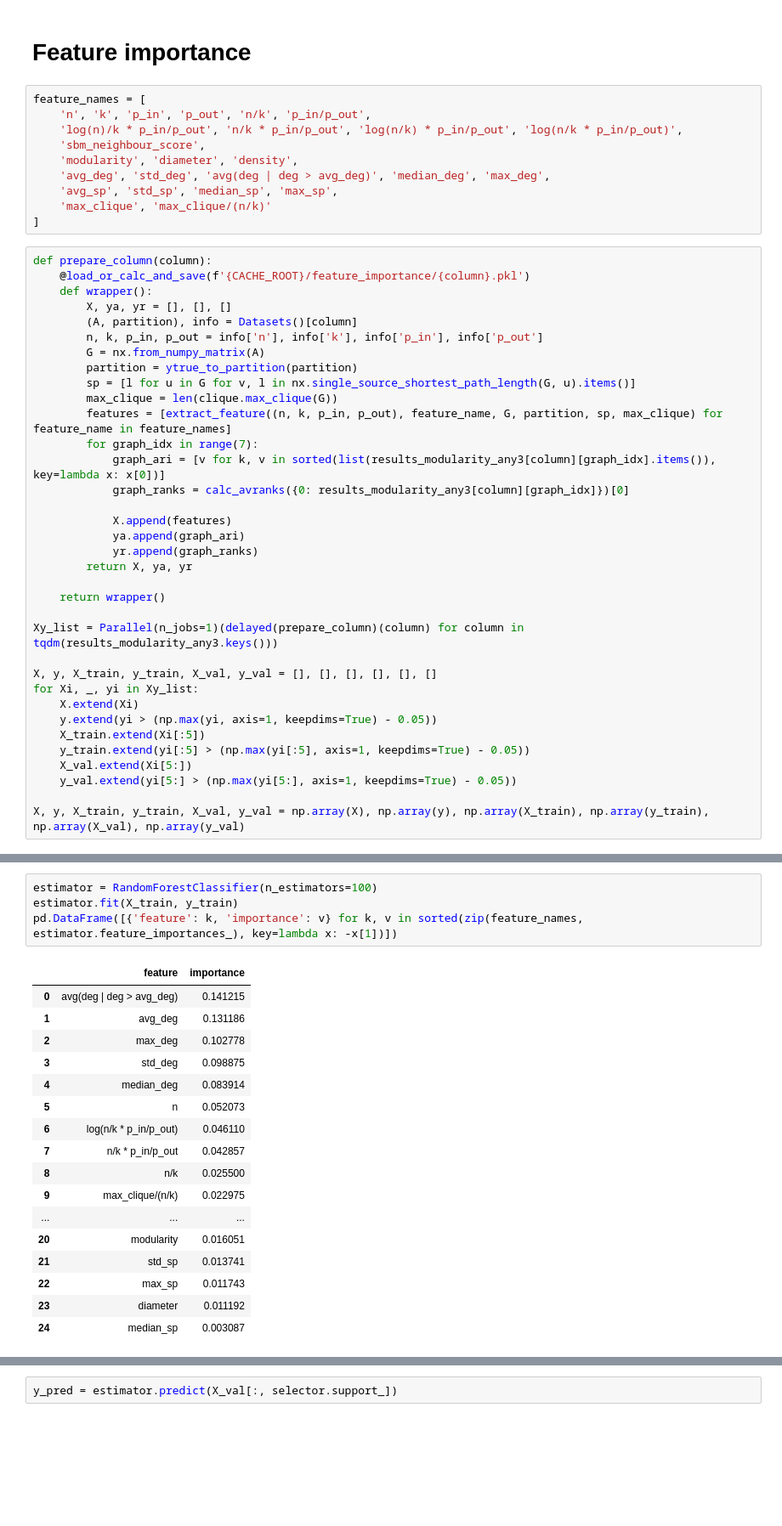
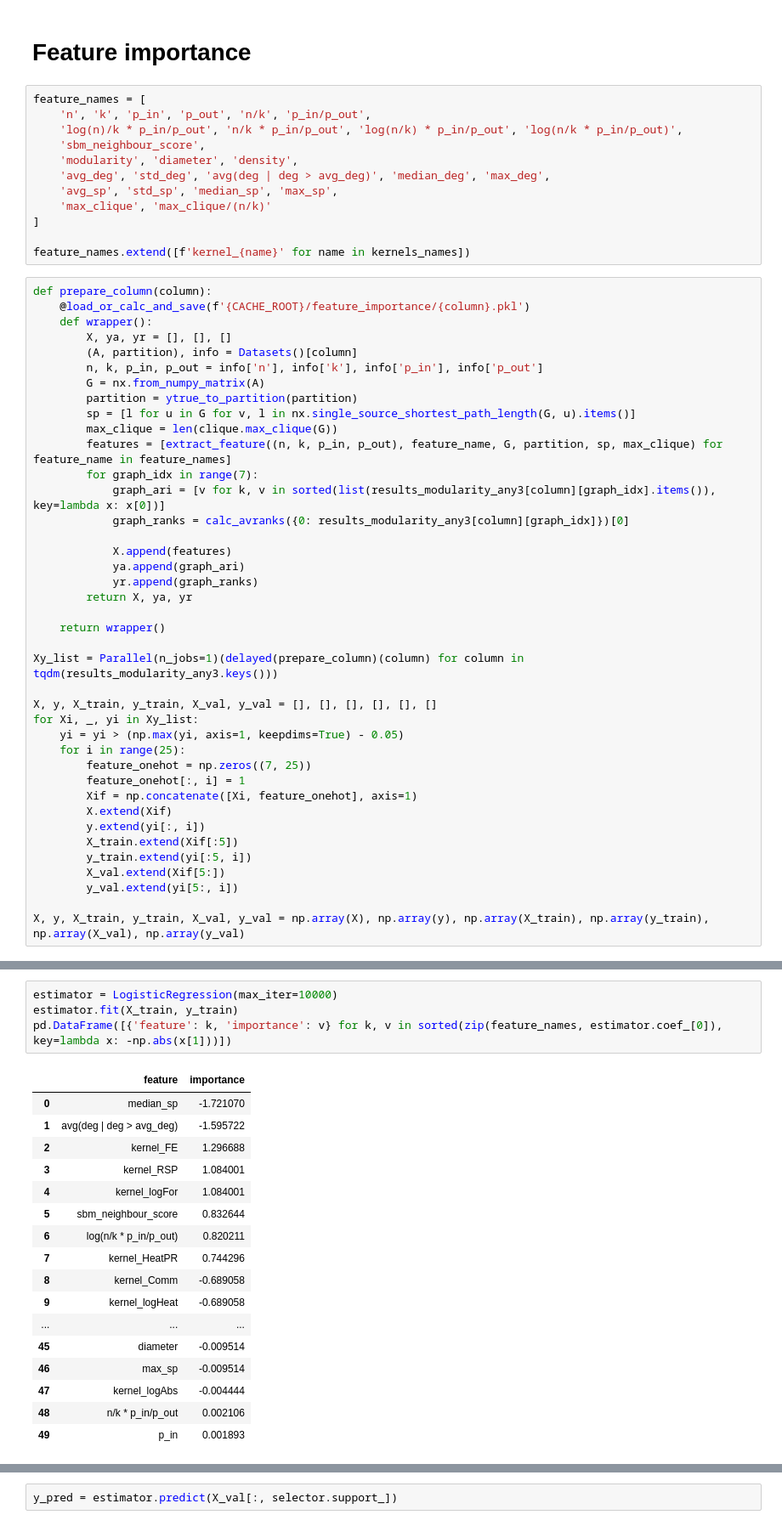
Before and after one commit to vlivashkin/pygkernels-experiments, a Jupyter notebook: experiments/init/feature_importance_datasets.ipynb, the cells around one changed output, grey strips where cells are left out. Shown at 85% size. Drawn from its saved outputs; the diff is of its cells as text; blank space fills up the shorter version.

Commit message:
feature importance linear model

```diff
--- a/experiments/init/feature_importance_datasets.ipynb
+++ b/experiments/init/feature_importance_datasets.ipynb
@@ -214,6 +205,8 @@ feature_names = [
     'avg_sp', 'std_sp', 'median_sp', 'max_sp',
     'max_clique', 'max_clique/(n/k)'
 ]
+
+feature_names.extend([f'kernel_{name}' for name in kernels_names])
 # %%
 def prepare_column(column):
     @load_or_calc_and_save(f'{CACHE_ROOT}/feature_importance/{column}.pkl')
@@ -241,12 +234,17 @@ Xy_list = Parallel(n_jobs=1)(delayed(prepare_column)(column) for column in tqdm(
 
 X, y, X_train, y_train, X_val, y_val = [], [], [], [], [], []
 for Xi, _, yi in Xy_list:
-    X.extend(Xi)
-    y.extend(yi > (np.max(yi, axis=1, keepdims=True) - 0.05))
-    X_train.extend(Xi[:5])
-    y_train.extend(yi[:5] > (np.max(yi[:5], axis=1, keepdims=True) - 0.05))
-    X_val.extend(Xi[5:])
-    y_val.extend(yi[5:] > (np.max(yi[5:], axis=1, keepdims=True) - 0.05))
+    yi = yi > (np.max(yi, axis=1, keepdims=True) - 0.05)
+    for i in range(25):
+        feature_onehot = np.zeros((7, 25))
+        feature_onehot[:, i] = 1
+        Xif = np.concatenate([Xi, feature_onehot], axis=1)
+        X.extend(Xif)
+        y.extend(yi[:, i])
+        X_train.extend(Xif[:5])
+        y_train.extend(yi[:5, i])
+        X_val.extend(Xif[5:])
+        y_val.extend(yi[5:, i])
 
 X, y, X_train, y_train, X_val, y_val = np.array(X), np.array(y), np.array(X_train), np.array(y_train), np.array(X_val), np.array(y_val)
 # %% [output]
@@ -281,23 +285,23 @@ array([1.00600000e+03, 7.00000000e+00, 2.28103279e-02, 2.95176881e-03,
 # %%
-estimator = RandomForestClassifier(n_estimators=100)
+estimator = LogisticRegression(max_iter=10000)
 estimator.fit(X_train, y_train)
-pd.DataFrame([{'feature': k, 'importance': v} for k, v in sorted(zip(feature_names, estimator.feature_importances_), key=lambda x: -x[1])])
+pd.DataFrame([{'feature': k, 'importance': v} for k, v in sorted(zip(feature_names, estimator.coef_[0]), key=lambda x: -np.abs(x[1]))])
 # %% [output]
 |  | feature | importance |
-| 0 | avg(deg | deg > avg_deg) | 0.141215 |
-| 1 | avg_deg | 0.131186 |
-| 2 | max_deg | 0.102778 |
-| 3 | std_deg | 0.098875 |
-| 4 | median_deg | 0.083914 |
-| 5 | n | 0.052073 |
-| 6 | log(n/k * p_in/p_out) | 0.046110 |
-| 7 | n/k * p_in/p_out | 0.042857 |
-| 8 | n/k | 0.025500 |
-| 9 | max_clique/(n/k) | 0.022975 |
+| 0 | median_sp | -1.721070 |
+| 1 | avg(deg | deg > avg_deg) | -1.595722 |
+| 2 | kernel_FE | 1.296688 |
+| 3 | kernel_RSP | 1.084001 |
+| 4 | kernel_logFor | 1.084001 |
+| 5 | sbm_neighbour_score | 0.832644 |
+| 6 | log(n/k * p_in/p_out) | 0.820211 |
+| 7 | kernel_HeatPR | 0.744296 |
+| 8 | kernel_Comm | -0.689058 |
+| 9 | kernel_logHeat | -0.689058 |
 | ... | ... | ... |
-| 20 | modularity | 0.016051 |
-| 21 | std_sp | 0.013741 |
-| 22 | max_sp | 0.011743 |
-| 23 | diameter | 0.011192 |
-| 24 | median_sp | 0.003087 |
+| 45 | diameter | -0.009514 |
+| 46 | max_sp | -0.009514 |
+| 47 | kernel_logAbs | -0.004444 |
+| 48 | n/k * p_in/p_out | 0.002106 |
+| 49 | p_in | 0.001893 |
 # %%
```
Also changed, not shown: parts of 10 cells of this notebook, 9 other files.
